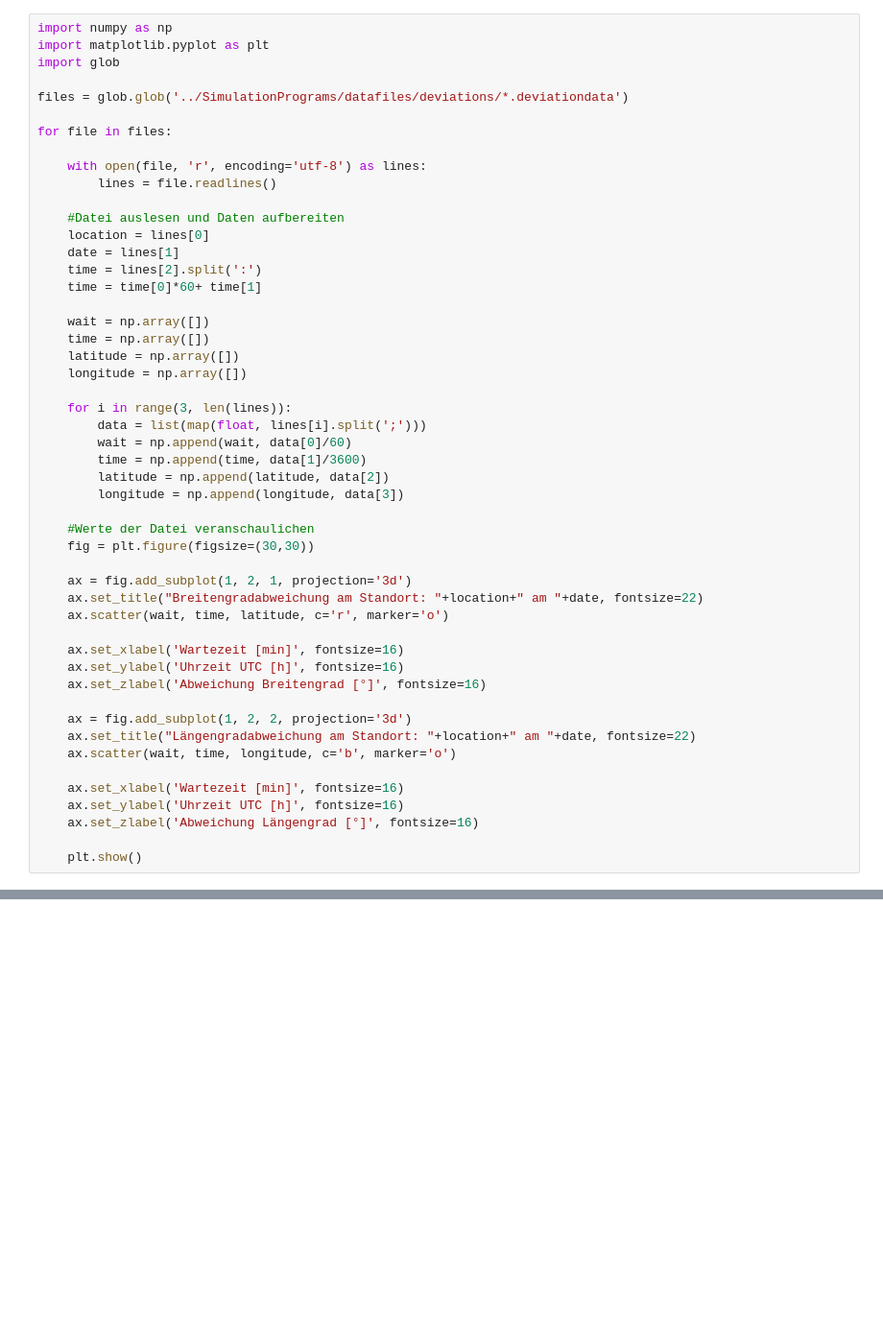
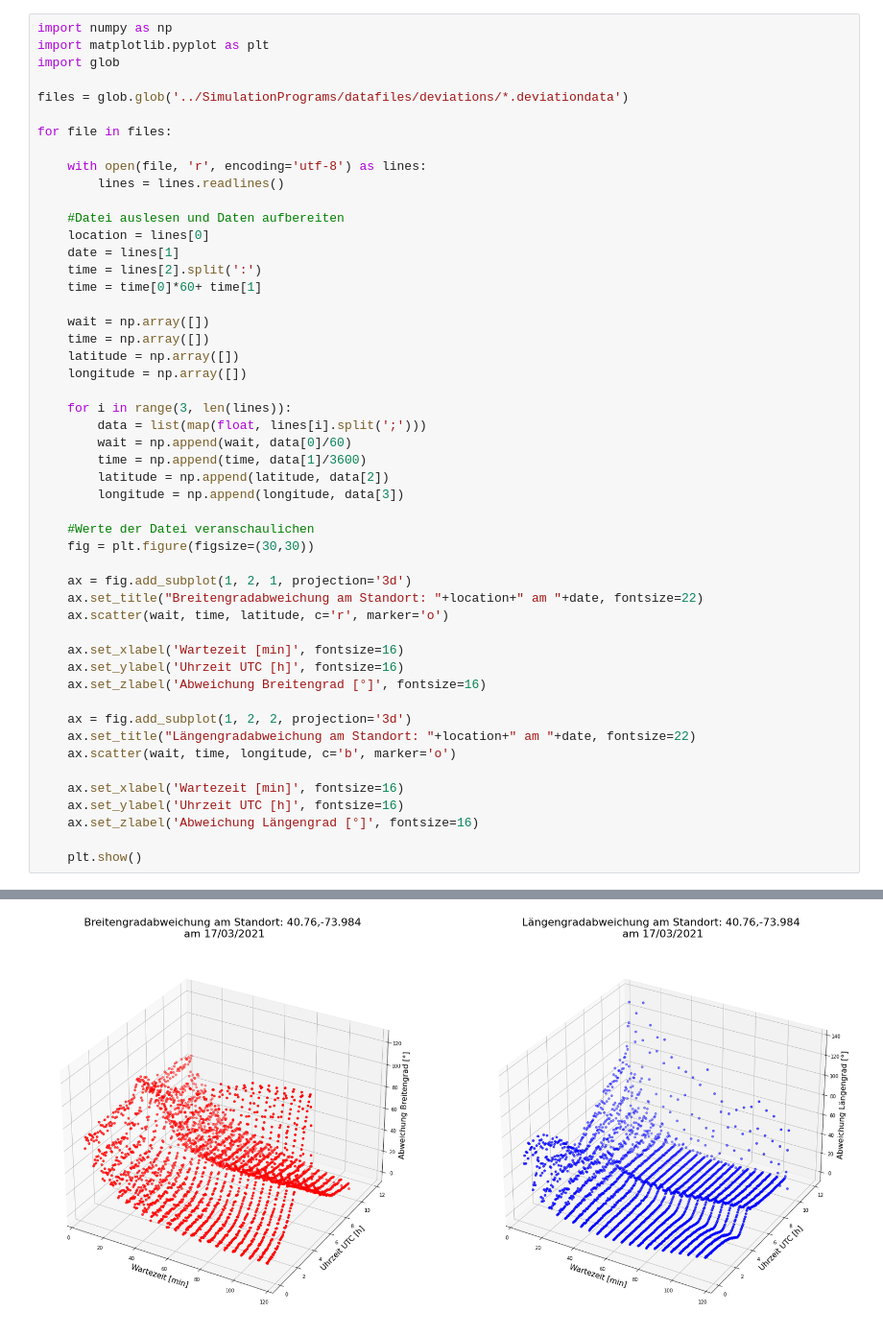
Before and after one commit to JugendForscht-CoLoS/Simulations, a Jupyter notebook: Visualization/Abweichung.ipynb, the cells around one changed output, grey strips where cells are left out. Shown at 96% size. Saved outputs shown, nothing was run; the diff lists cells and outputs as text; blank space fills up the shorter version.

Commit message:
Mehrere Dateien auslesen und visualisieren

```diff
--- a/Visualization/Abweichung.ipynb
+++ b/Visualization/Abweichung.ipynb
@@ -8,7 +8,7 @@ files = glob.glob('../SimulationPrograms/datafiles/deviations/*.deviationdata')
 for file in files:
 
     with open(file, 'r', encoding='utf-8') as lines:
-        lines = file.readlines()
+        lines = lines.readlines()
 
     #Datei auslesen und Daten aufbereiten
     location = lines[0]
@@ -52,0 +52 @@ AttributeError: 'str' object has no attribute 'readlines'
+[figure, added]
```
Also changed, not shown: parts of 1 cell of this notebook.
